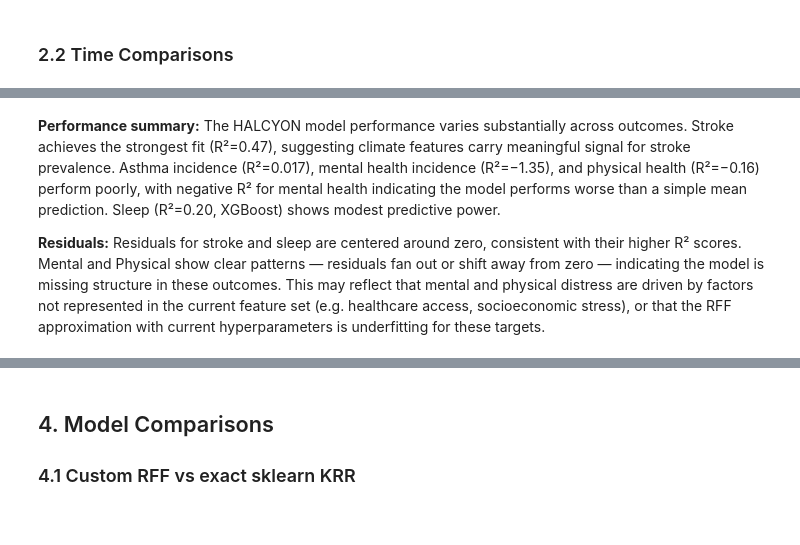
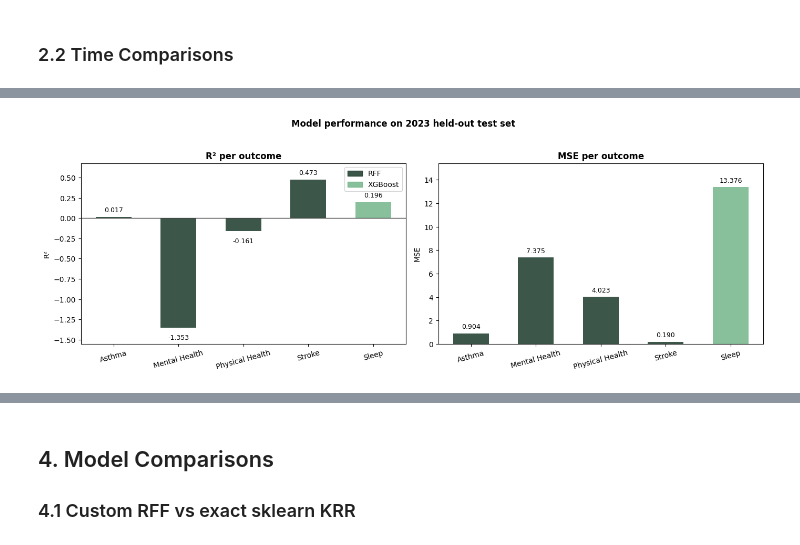
Before and after one commit to hertie-dsa-26/project-krasss, a Jupyter notebook: app/diagnostics.ipynb, the cells around one changed output, grey strips where cells are left out. Saved outputs shown, nothing was run; the diff lists cells and outputs as text; code cells hidden in the pictures.

Commit message:
fixed placeholders and graphs

```diff
--- a/app/diagnostics.ipynb
+++ b/app/diagnostics.ipynb
@@ -139,4 +100,67 @@ plt.show()
-# %% [markdown]
-**Performance summary:** The HALCYON model performance varies substantially across outcomes. Stroke achieves the strongest fit (R²=0.47), suggesting climate features carry meaningful signal for stroke prevalence. Asthma incidence (R²=0.017), mental health incidence (R²=−1.35), and physical health (R²=−0.16) perform poorly, with negative R² for mental health indicating the model performs worse than a simple mean prediction. Sleep (R²=0.20, XGBoost) shows modest predictive power.
-
-**Residuals:** Residuals for stroke and sleep are centered around zero, consistent with their higher R² scores. Mental and Physical show clear patterns — residuals fan out or shift away from zero — indicating the model is missing structure in these outcomes. This may reflect that mental and physical distress are driven by factors not represented in the current feature set (e.g. healthcare access, socioeconomic stress), or that the RFF approximation with current hyperparameters is underfitting for these targets.
+# %%
+labels = {
+    "CASTHMA": "Asthma",
+    "MHLTH": "Mental Health",
+    "PHLTH": "Physical Health",
+    "STROKE": "Stroke",
+    "SLEEP": "Sleep",
+}
+
+targets = list(results.keys())
+short_labels = [labels[t] for t in targets]
+r2s = [results[t]["r2"] for t in targets]
+mses = [results[t]["mse"] for t in targets]
+colors = [
+    "#1a3a2a" if results[t]["model_type"] == "RFF" else "#72b588"
+    for t in targets
+]
+
+fig, (ax1, ax2) = plt.subplots(1, 2, figsize=(14, 4.8))
+
+bars1 = ax1.bar(short_labels, r2s, color=colors, alpha=0.85, width=0.55)
+ax1.axhline(0, color="#444444", linewidth=1)
+ax1.set_ylim(min(r2s) - 0.2, max(r2s) + 0.2)
+ax1.set_ylabel("R²")
+ax1.set_title("R² per outcome", fontweight="bold")
+ax1.tick_params(axis="x", rotation=15)
+
+for bar, v in zip(bars1, r2s):
+    y = v + 0.04 if v >= 0 else v - 0.08
+    va = "bottom" if v >= 0 else "top"
+    ax1.text(
+        bar.get_x() + bar.get_width() / 2,
+        y,
+        f"{v:.3f}",
+        ha="center",
+        va=va,
+        fontsize=9,
+    )
+
+ax1.legend(
+    handles=[
+        plt.Rectangle((0, 0), 1, 1, color="#1a3a2a", alpha=0.85, label="RFF"),
+        plt.Rectangle((0, 0), 1, 1, color="#72b588", alpha=0.85, label="XGBoost"),
+    ]
+)
+
+bars2 = ax2.bar(short_labels, mses, color=colors, alpha=0.85, width=0.55)
+ax2.set_ylim(0, max(mses) * 1.15)
+ax2.set_ylabel("MSE")
+ax2.set_title("MSE per outcome", fontweight="bold")
+ax2.tick_params(axis="x", rotation=15)
+
+for bar, v in zip(bars2, mses):
+    ax2.text(
+        bar.get_x() + bar.get_width() / 2,
+        v + max(mses) * 0.02,
+        f"{v:.3f}",
+        ha="center",
+        va="bottom",
+        fontsize=9,
+    )
+
+plt.suptitle("Model performance on 2023 held-out test set", fontweight="bold", y=1.03)
+plt.tight_layout()
+plt.show()
+# %% [output]
+[figure, added]
```
Also changed, not shown: parts of 22 cells of this notebook.
